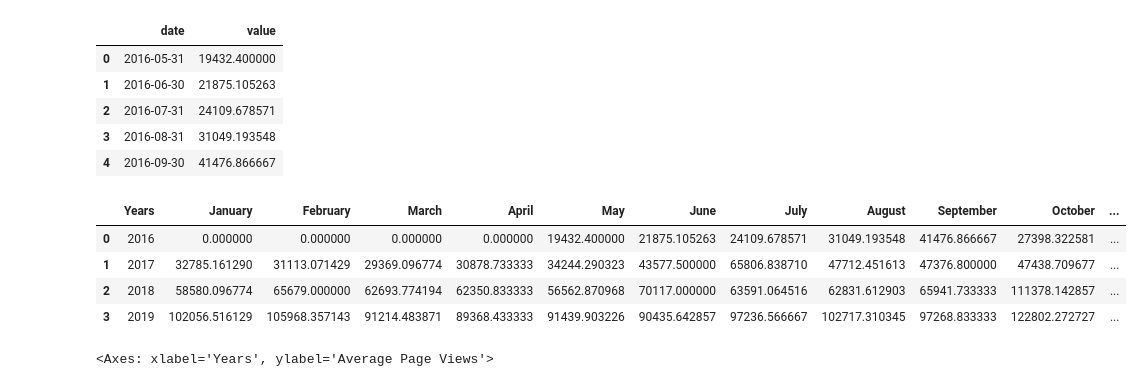
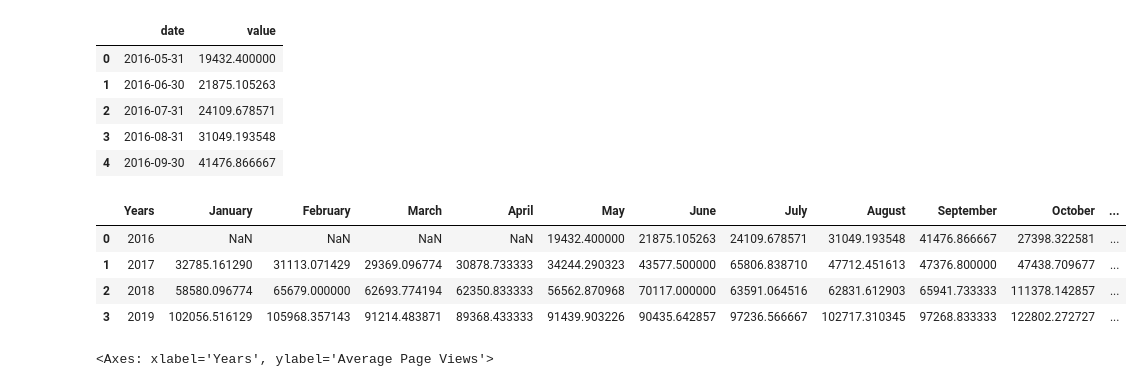
Before and after one commit to Gedis-Nov/dapy_assignments, a Jupyter notebook: time_series_visualizer/time_series_visualizer.ipynb, the cells around one changed output. Cells and saved outputs as stored; diff of their text form; code cells hidden in the pictures.

```diff
--- a/time_series_visualizer/time_series_visualizer.ipynb
+++ b/time_series_visualizer/time_series_visualizer.ipynb
@@ -49,18 +49,18 @@ res_tab.head(5)
 # %%
 cols = ['Years', 'January', 'February', 'March', 'April', 'May', 'June', 'July', 'August', 'September', 'October', 'November', 'December']
 t_tab = pd.DataFrame({'Years':['2016', '2017', '2018', '2019']})
 for i in range(12):
     vval = []
     for j in range(4):
         y_tab = res_tab.loc[res_tab['date'].dt.year == (2016 + j)]
         mdat = y_tab.loc[y_tab['date'].dt.month == (i + 1), 'value']
-        vval.append(mdat.values[0]) if len(mdat) != 0 else vval.append(float(0))
+        vval.append(mdat.values[0]) if len(mdat) != 0 else vval.append(np.nan)
     t_tab[i] = vval
 t_tab.columns = cols
 t_tab
 # %% [output]
 |  | Years | January | February | March | April | May | June | July | August | September | October | ... |
-| 0 | 2016 | 0.000000 | 0.000000 | 0.000000 | 0.000000 | 19432.400000 | 21875.105263 | 24109.678571 | 31049.193548 | 41476.866667 | 27398.322581 | ... |
+| 0 | 2016 | NaN | NaN | NaN | NaN | 19432.400000 | 21875.105263 | 24109.678571 | 31049.193548 | 41476.866667 | 27398.322581 | ... |
 | 1 | 2017 | 32785.161290 | 31113.071429 | 29369.096774 | 30878.733333 | 34244.290323 | 43577.500000 | 65806.838710 | 47712.451613 | 47376.800000 | 47438.709677 | ... |
 | 2 | 2018 | 58580.096774 | 65679.000000 | 62693.774194 | 62350.833333 | 56562.870968 | 70117.000000 | 63591.064516 | 62831.612903 | 65941.733333 | 111378.142857 | ... |
 | 3 | 2019 | 102056.516129 | 105968.357143 | 91214.483871 | 89368.433333 | 91439.903226 | 90435.642857 | 97236.566667 | 102717.310345 | 97268.833333 | 122802.272727 | ... |
```
Also changed, not shown: parts of 1 cell of this notebook, 1 other file.
